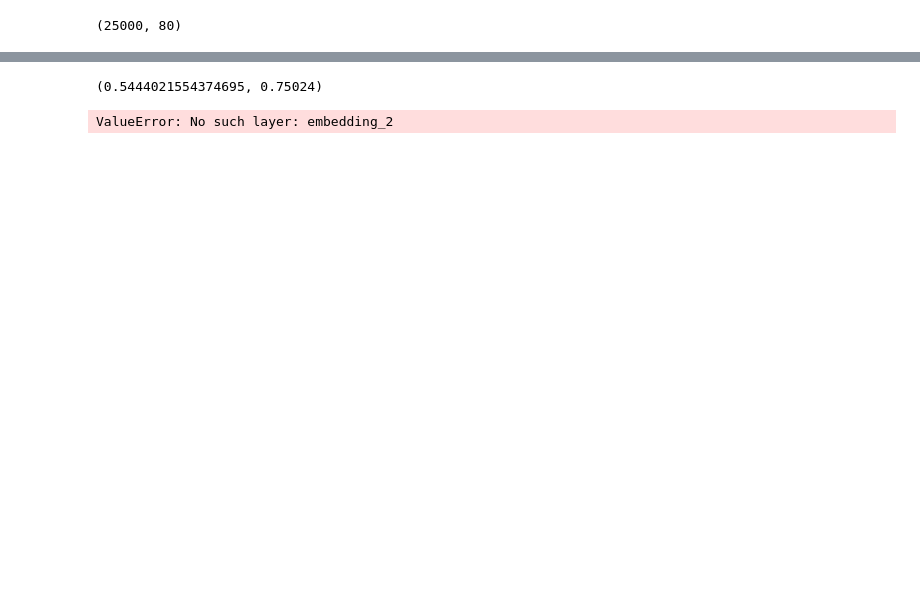
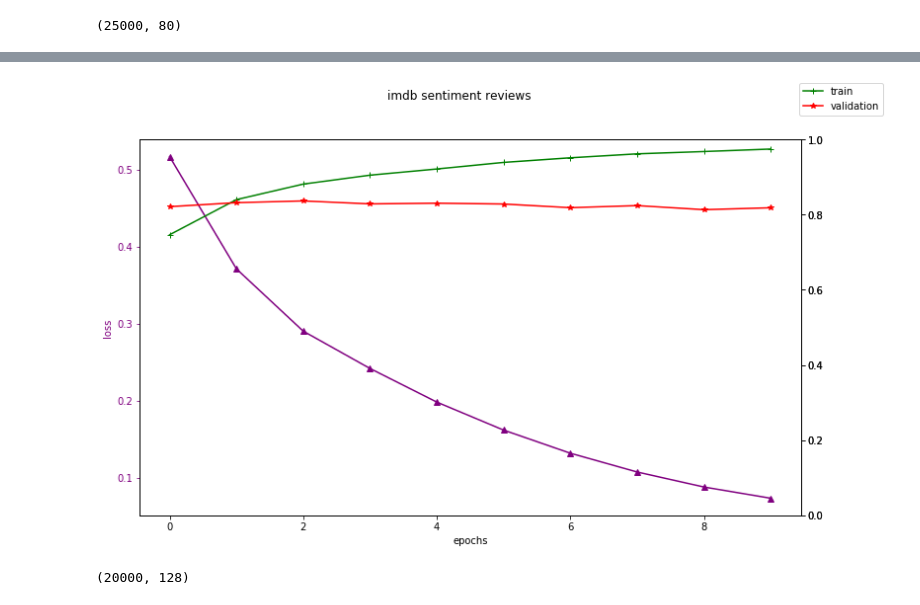
Before and after one commit to chyld/captains-log, a Jupyter notebook: 2018/06/2018-06-19-deep-learning-class/project-11.ipynb, the cells around one changed output, grey strips where cells are left out. Saved outputs shown, nothing was run; the diff lists cells and outputs as text; code cells hidden in the pictures; blank space fills up the shorter version.

```diff
--- a/2018/06/2018-06-19-deep-learning-class/project-11.ipynb
+++ b/2018/06/2018-06-19-deep-learning-class/project-11.ipynb
@@ -16,6 +15,6 @@ maxlen = 80
 batch_size = 32
 # %%
 # http://ai.stanford.edu/~amaas/data/sentiment/
-(x_train, y_train), (x_test, y_test) = imdb.load_data(num_words=max_features)
+(x_train, y_train), (x_test, y_test) = imdb.load_data(num_words=max_words)
 # %%
 # number of reviews
@@ -96,16 +69,15 @@ id_to_word[2]
 # %%
 # make all rows the same length
-x_train = sequence.pad_sequences(x_train, maxlen=maxlen)
-x_test = sequence.pad_sequences(x_test, maxlen=maxlen)
+x_train = sequence.pad_sequences(x_train, maxlen=line_length)
+x_test = sequence.pad_sequences(x_test, maxlen=line_length)
 # %%
 x_train.shape
 # %% [output]
 (25000, 80)
 # %%
 model = Sequential()
-model.add(Embedding(max_features, 4))
-# model.add(SpatialDropout1D(0.5))
-model.add(LSTM(4, dropout=0.5, recurrent_dropout=0.5))
+model.add(Embedding(max_words, 128))
+model.add(LSTM(128, dropout=0.5, recurrent_dropout=0.5))
 model.add(Dense(1, activation='sigmoid'))
 model.summary()
 # %% [output]
@@ -127,7 +99,7 @@ model.compile(loss='binary_crossentropy', optimizer='adam', metrics=['accuracy']
 
 history = model.fit(x_train, y_train,
           batch_size=batch_size,
-          epochs=1,
+          epochs=10,
           validation_data=(x_test, y_test))
 # %% [output]
 Train on 25000 samples, validate on 25000 samples
@@ -140,9 +128,24 @@ score, acc = model.evaluate(x_test, y_test, batch_size=batch_size)
-# %%
-score, acc
-# %% [output]
-(0.5444021554374695, 0.75024)
+# %%
+fig, ax1 = plt.subplots(1,1,figsize=(12,7))
+ax1.plot(history.epoch, history.history['loss'], marker='^', color='purple')
+ax1.set_xlabel('epochs')
+ax1.set_ylabel('loss', color='purple')
+ax1.tick_params('y', colors='purple')
+
+ax2 = ax1.twinx()
+plt.plot(history.epoch, history.history['acc'], marker='+', color='green', label='train')
+ax2.set_ylim(0,1)
+
+ax3 = ax1.twinx()
+plt.plot(history.epoch, history.history['val_acc'], marker='*', color='red', label='validation')
+ax3.set_ylim(0,1)
+
+fig.suptitle('imdb sentiment reviews');
+fig.legend();
+# %% [output]
+[figure, added]
 # %%
-embedding = model.get_layer('embedding_2').get_weights()
-embedding
+embedding = model.get_layer('embedding_1').get_weights()
+embedding[0].shape
 # %% [output]
-ValueError: No such layer: embedding_2
+(20000, 128)
```
Also changed, not shown: parts of 18 cells of this notebook.
